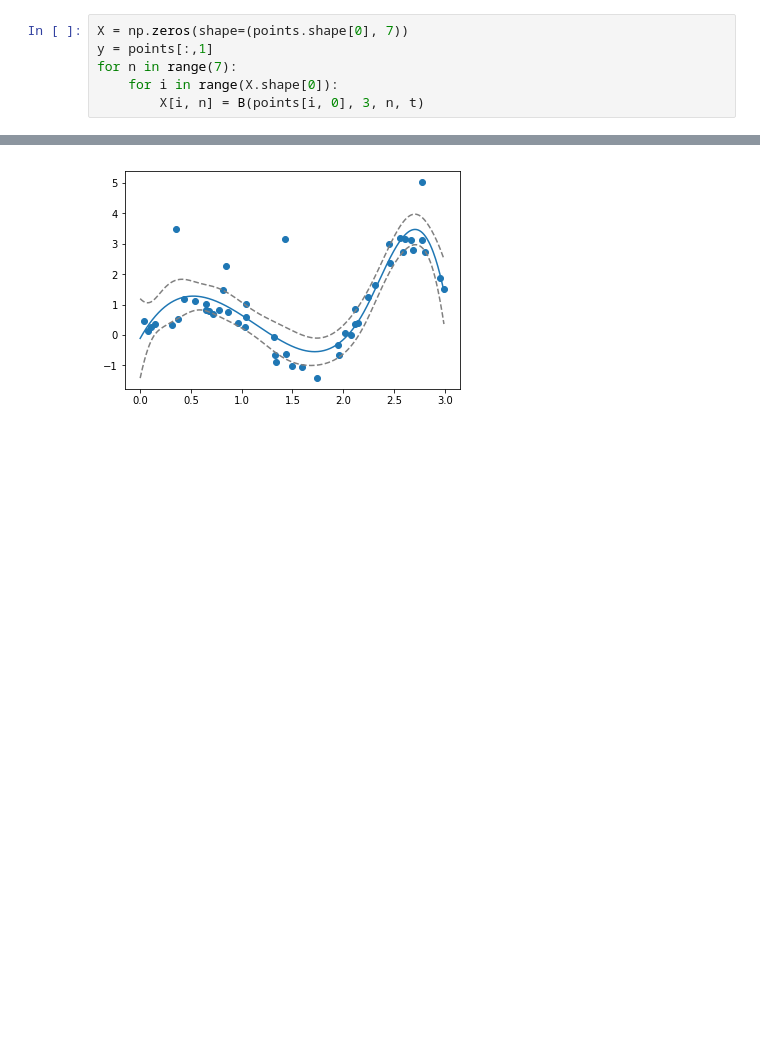
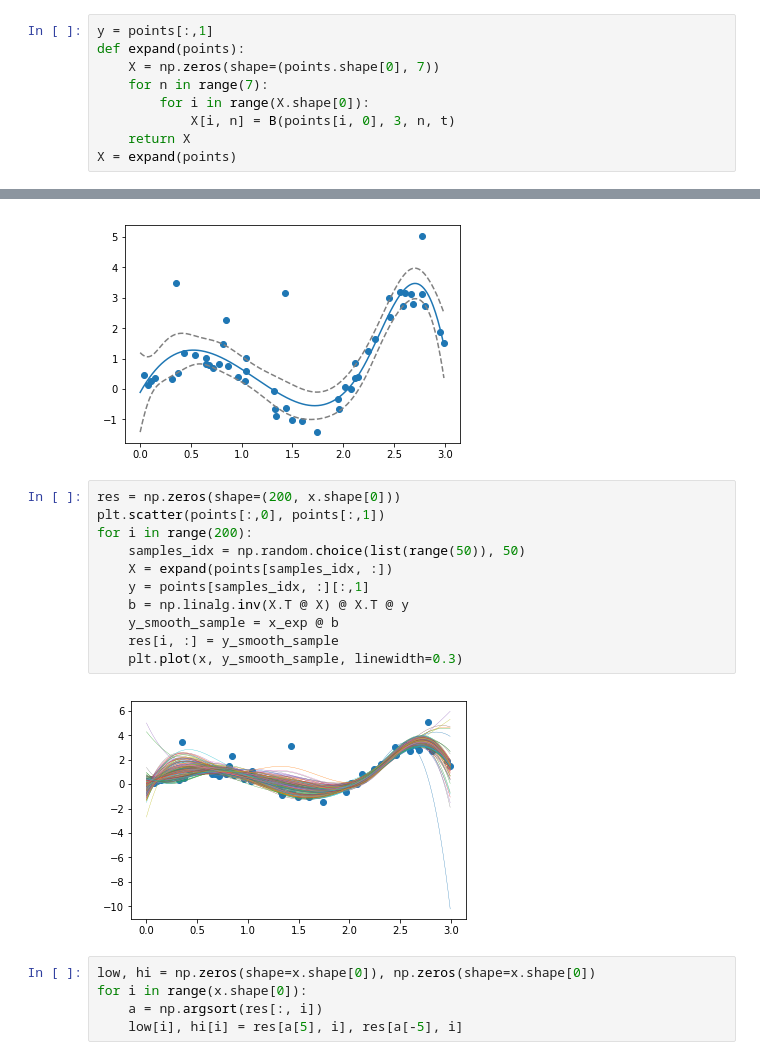
Before and after one commit to empathy87/The-Elements-of-Statistical-Learning-Python-Notebooks, a Jupyter notebook: 8 Model Inference and Averaging/2 The Bootstrap and Maximum Likelihood Methods.ipynb, the cells around one changed output, grey strips where cells are left out. Drawn from its saved outputs; the diff is of its cells as text; blank space fills up the shorter version.

```diff
--- a/8 Model Inference and Averaging/2 The Bootstrap and Maximum Likelihood Methods.ipynb
+++ b/8 Model Inference and Averaging/2 The Bootstrap and Maximum Likelihood Methods.ipynb
@@ -47,11 +47,14 @@ plt.scatter(points[:,0], points[:,1])
 <matplotlib.collections.PathCollection at 0x...>
 [figure]
 # %%
-X = np.zeros(shape=(points.shape[0], 7))
 y = points[:,1]
-for n in range(7):
-    for i in range(X.shape[0]):
-        X[i, n] = B(points[i, 0], 3, n, t)
+def expand(points):
+    X = np.zeros(shape=(points.shape[0], 7))
+    for n in range(7):
+        for i in range(X.shape[0]):
+            X[i, n] = B(points[i, 0], 3, n, t)
+    return X
+X = expand(points)
 # %%
 b = np.linalg.inv(X.T @ X) @ X.T @ y
 y_hat = X @ b
@@ -71,3 +74,21 @@ plt.plot(x, y_smooth - 1.9 * se, '--', color='gray')
 # %% [output]
 [<matplotlib.lines.Line2D at 0x...>]
 [figure]
+# %%
+res = np.zeros(shape=(200, x.shape[0]))
+plt.scatter(points[:,0], points[:,1])
+for i in range(200):
+    samples_idx = np.random.choice(list(range(50)), 50)
+    X = expand(points[samples_idx, :])
+    y = points[samples_idx, :][:,1]
+    b = np.linalg.inv(X.T @ X) @ X.T @ y
+    y_smooth_sample = x_exp @ b
+    res[i, :] = y_smooth_sample
+    plt.plot(x, y_smooth_sample, linewidth=0.3)
+# %% [output]
+[figure, added]
+# %%
+low, hi = np.zeros(shape=x.shape[0]), np.zeros(shape=x.shape[0])
+for i in range(x.shape[0]):
+    a = np.argsort(res[:, i])
+    low[i], hi[i] = res[a[5], i], res[a[-5], i]
```
Also changed, not shown: parts of 1 cell of this notebook, 1 other file.
